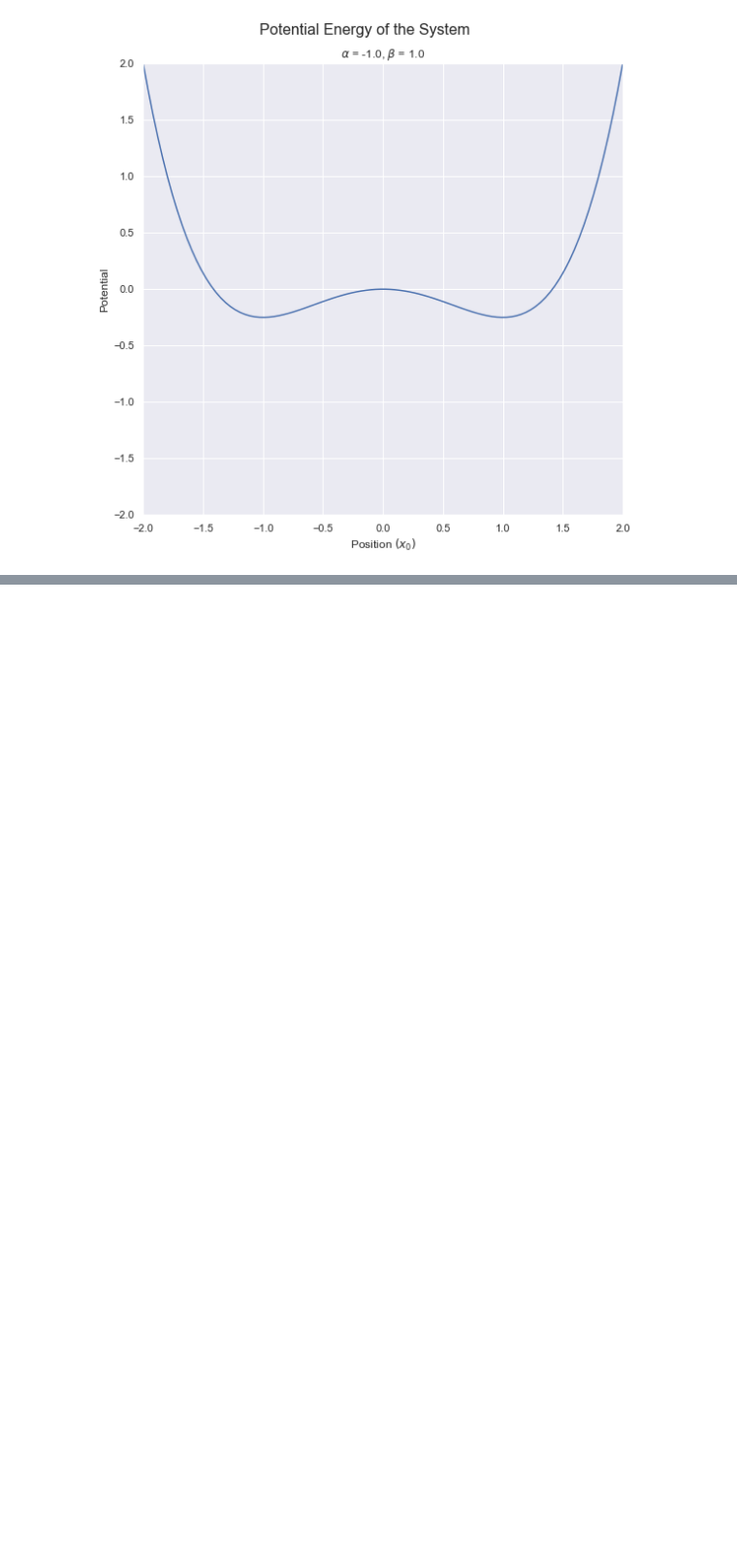
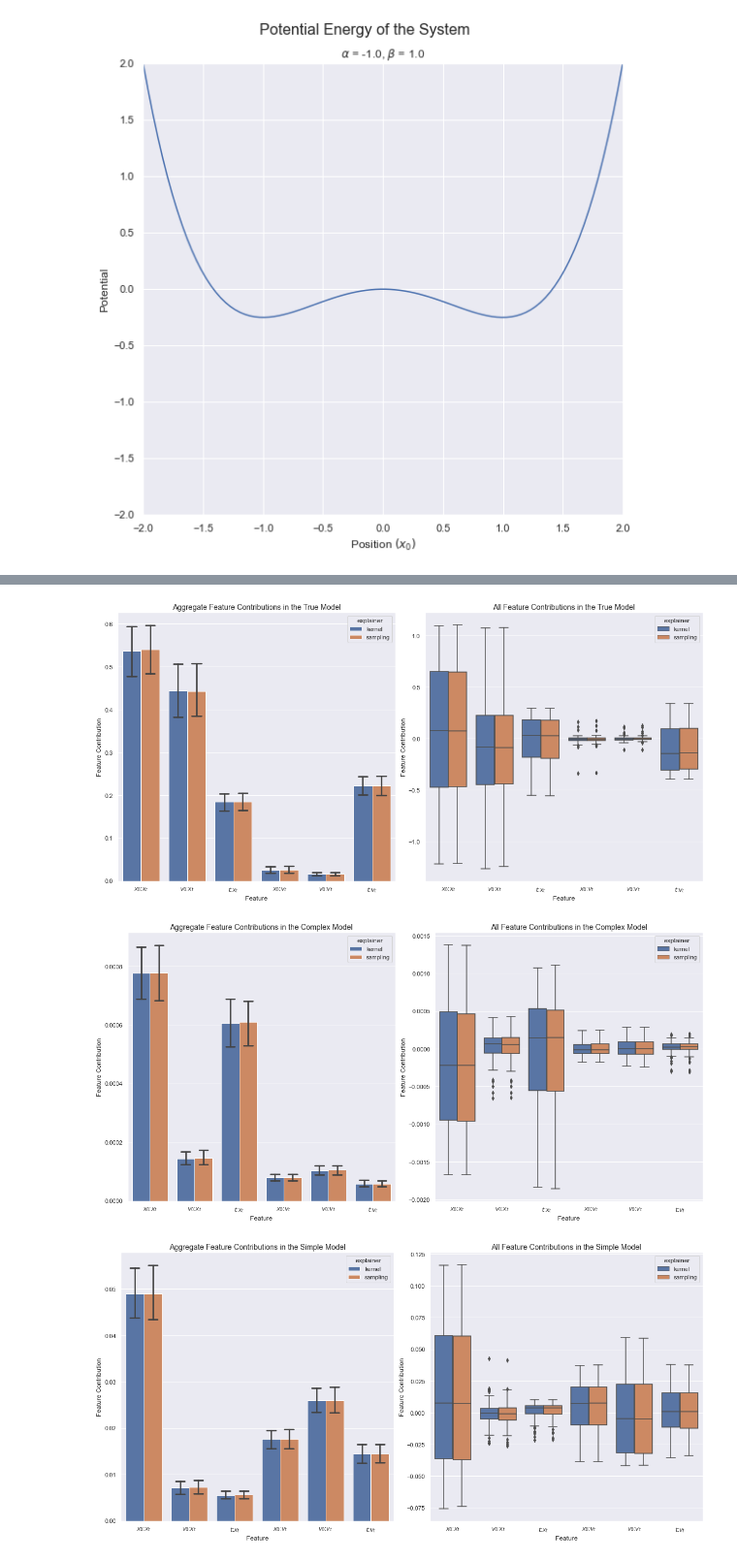
Before and after one commit to wgrosche/XAI, a Jupyter notebook: Plotting/Plotting_Notebook_all.ipynb, the cells around one changed output, grey strips where cells are left out. Shown: that part at 97% size. Saved outputs shown, nothing was run; the diff lists cells and outputs as text; code cells hidden in the pictures; blank space fills up the shorter version.

```diff
--- a/Plotting/Plotting_Notebook_all.ipynb
+++ b/Plotting/Plotting_Notebook_all.ipynb
@@ -299,0 +300,19 @@ for models_ in big_df['Model'].unique():
+# %%
+for models_ in big_df['Model'].unique():
+    plotting_df = big_df.where(big_df["explainer"] != "numeric").where(big_df["Model"]==models_).dropna()
+    plotting_df[duffing.features] = pd.DataFrame(duffing.scaler.inverse_transform(big_df[duffing.features]),
+                                                 columns = features)
+    f, axs = plt.subplots(len(duffing.labels), len(duffing.features), figsize = (len(duffing.features)*4,len(duffing.labels)*4),
+                      gridspec_kw = dict(width_ratios = [4 for i in duffing.features]))
+    for i, feat_ in enumerate(duffing.features):
+        for j, label_ in enumerate(duffing.labels):
+            sns.scatterplot(x=feat_, y=label_+"_"+feat_, data=plotting_df, ax=axs[j,i],
+                            linewidth = .1, hue = "explainer", style = "explainer", edgecolor="none")
+            axs[j,i].set_title(plot_features[i]+":"+plot_labels[j])
+            axs[j,i].set_xlabel('Index')
+            axs[j,i].set_ylabel('Feature Contribution')
+    f.suptitle(r"Individual Feature Contributions to $x_t$ and $v_t$ in the " + models_ + " Model", fontsize = 16)
+
+    f.tight_layout()
+    if save == True:
+        f.savefig("Images/Individual/WithLime"+models_+"_"+save_suffix+".svg", dpi='figure')
@@ -300,18 +367,49 @@ for models_ in big_df['Model'].unique():
 # %%
 # Convert Data to Long Form to enable plotting with sns barplot
-plot_cols = [label_+"_"+feat_ for label_ in duffing.labels for feat_ in duffing.features]
-plot_cols.append("explainer")
-agg_df = big_df[plot_cols].copy().set_index('explainer')
-temp_df = pd.DataFrame()
-agg_df_2 = pd.DataFrame()
-for j, col in enumerate(agg_df.columns[:8]):
-    for expl in agg_df.index.unique():
-        temp_df['value'] = agg_df.loc[expl][col].values
-        temp_df['feature'] = col
-        temp_df['explainer'] = expl
-        agg_df_2 = agg_df_2.append(temp_df)
+for model_ in Model_types:
 
-agg_df_3 = agg_df_2.where(agg_df_2["explainer"].isin(["kernel", "sampling", "lime"])).dropna()
-for i, feat_ in enumerate(duffing.features):
-    for j, label_ in enumerate(duffing.labels):
-        agg_df_3 = agg_df_3.replace(label_+"_"+feat_, plot_features[i] +":" +plot_labels[j])
+    plot_cols = [label_+"_"+feat_ for label_ in duffing.labels for feat_ in duffing.features]
+    plot_cols.append("explainer")
+    model_df = big_df.where(big_df['Model'] == model_).dropna()
+    agg_df = model_df[plot_cols].copy().set_index('explainer')
+    temp_df = pd.DataFrame()
+    agg_df_2 = pd.DataFrame()
+    for j, col in enumerate(agg_df.columns[:8]):
+        for expl in agg_df.index.unique():
+            temp_df['value'] = agg_df.loc[expl][col].values
+            temp_df['feature'] = col
+            temp_df['explainer'] = expl
+            agg_df_2 = agg_df_2.append(temp_df)
+
+    agg_df_3 = agg_df_2.where(agg_df_2["explainer"].isin(["kernel", "sampling"])).dropna()
+    for i, feat_ in enumerate(duffing.features):
+        for j, label_ in enumerate(duffing.labels):
+            agg_df_3 = agg_df_3.replace(label_+"_"+feat_, plot_features[i] +":" +plot_labels[j])
+
+    # aggregated feature importance
+
+    # Aggregated
+
+    f, axs = plt.subplots(1, 2, figsize = (16,8), gridspec_kw = dict(width_ratios = [4,4]))
+
+
+    sns.barplot(data=agg_df_3, x = 'feature', y = np.abs(agg_df_3['value']), hue = 'explainer', ax = axs[0], ci = 95, capsize=.2)
+
+    axs[0].set_title(r"Aggregate Feature Contributions in the " + model_ + " Model", fontsize = 14)
+    axs[0].set_xlabel('Feature')
+    axs[0].set_ylabel('Feature Contribution')
+
+    sns.boxplot(data=agg_df_3, x = 'feature', y = 'value', ax = axs[1], hue = 'explainer')
+    axs[1].set_title(r"All Feature Contributions in the " + model_ + " Model", fontsize = 14)
+    axs[1].set_xlabel('Feature')
+    axs[1].set_ylabel('Feature Contribution')
+
+
+    f.tight_layout()
+
+    if save == True:
+        f.savefig("Images/Aggregate/"+models_+"_"+save_suffix+".svg", dpi='figure')
+# %% [output]
+[figure, added]
+[figure, added]
+[figure, added]
```
Also changed, not shown: parts of 16 cells of this notebook, 3 other files.
